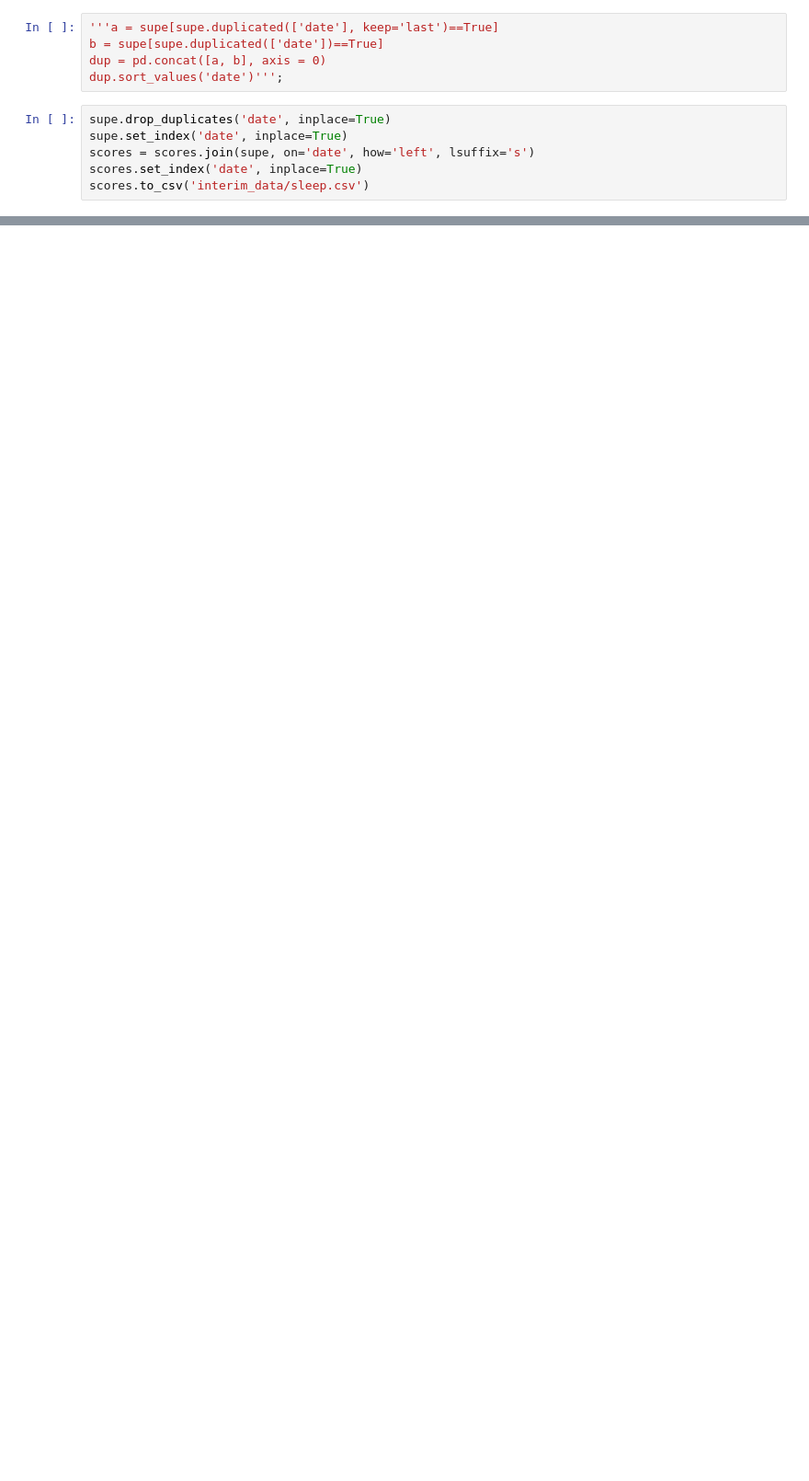
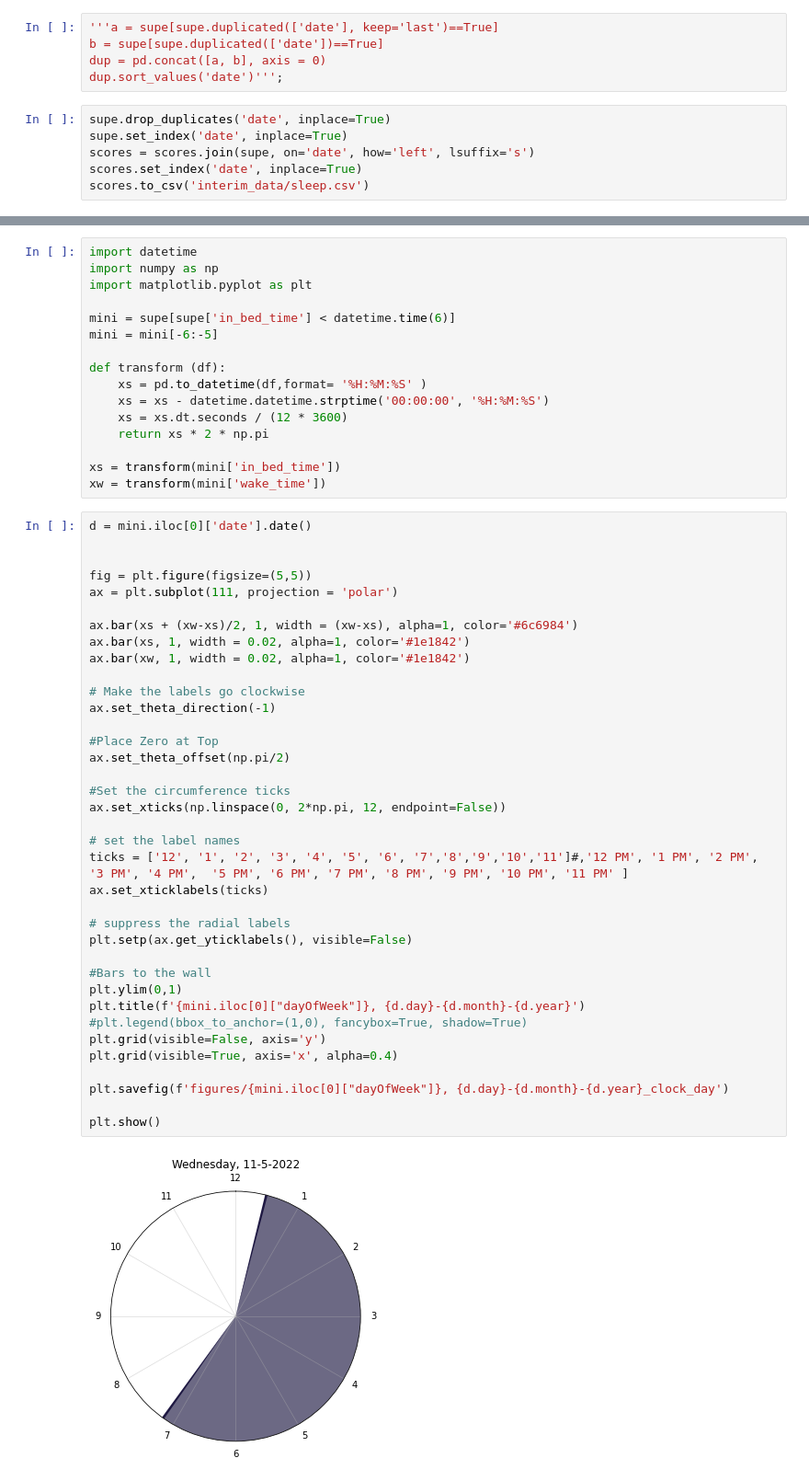
Before and after one commit to Xannadoo/DataVis_2022_project, a Jupyter notebook: Data Loading Cleaning Exploration.ipynb, the cells around one changed output, grey strips where cells are left out. Shown: that part at 92% size. Cells and saved outputs as stored; diff of their text form; blank space fills up the shorter version.

```diff
--- a/Data Loading Cleaning Exploration.ipynb
+++ b/Data Loading Cleaning Exploration.ipynb
@@ -137,0 +173,55 @@ supe[supe['period']==1]
+# %%
+import datetime
+import numpy as np
+import matplotlib.pyplot as plt
+
+mini = supe[supe['in_bed_time'] < datetime.time(6)]
+mini = mini[-6:-5]
+
+def transform (df):
+    xs = pd.to_datetime(df,format= '%H:%M:%S' )
+    xs = xs - datetime.datetime.strptime('00:00:00', '%H:%M:%S')
+    xs = xs.dt.seconds / (12 * 3600)
+    return xs * 2 * np.pi
+
+xs = transform(mini['in_bed_time'])
+xw = transform(mini['wake_time'])
+# %%
+d = mini.iloc[0]['date'].date()
+
+
+fig = plt.figure(figsize=(5,5))
+ax = plt.subplot(111, projection = 'polar')
+
+ax.bar(xs + (xw-xs)/2, 1, width = (xw-xs), alpha=1, color='#6c6984')
+ax.bar(xs, 1, width = 0.02, alpha=1, color='#1e1842')
+ax.bar(xw, 1, width = 0.02, alpha=1, color='#1e1842')
+
+# Make the labels go clockwise
+ax.set_theta_direction(-1)
+
+#Place Zero at Top
+ax.set_theta_offset(np.pi/2)
+
+#Set the circumference ticks
+ax.set_xticks(np.linspace(0, 2*np.pi, 12, endpoint=False))
+
+# set the label names
+ticks = ['12', '1', '2', '3', '4', '5', '6', '7','8','9','10','11']#,'12 PM', '1 PM', '2 PM', '3 PM', '4 PM',  '5 PM', '6 PM', '7 PM', '8 PM', '9 PM', '10 PM', '11 PM' ]
+ax.set_xticklabels(ticks)
+
+# suppress the radial labels
+plt.setp(ax.get_yticklabels(), visible=False)
+
+#Bars to the wall
+plt.ylim(0,1)
+plt.title(f'{mini.iloc[0]["dayOfWeek"]}, {d.day}-{d.month}-{d.year}')
+#plt.legend(bbox_to_anchor=(1,0), fancybox=True, shadow=True)
+plt.grid(visible=False, axis='y')
+plt.grid(visible=True, axis='x', alpha=0.4)
+
+plt.savefig(f'figures/{mini.iloc[0]["dayOfWeek"]}, {d.day}-{d.month}-{d.year}_clock_day')
+
+plt.show()
+# %% [output]
+[figure, added]
```
Also changed, not shown: parts of 17 cells of this notebook, 12 other files.
